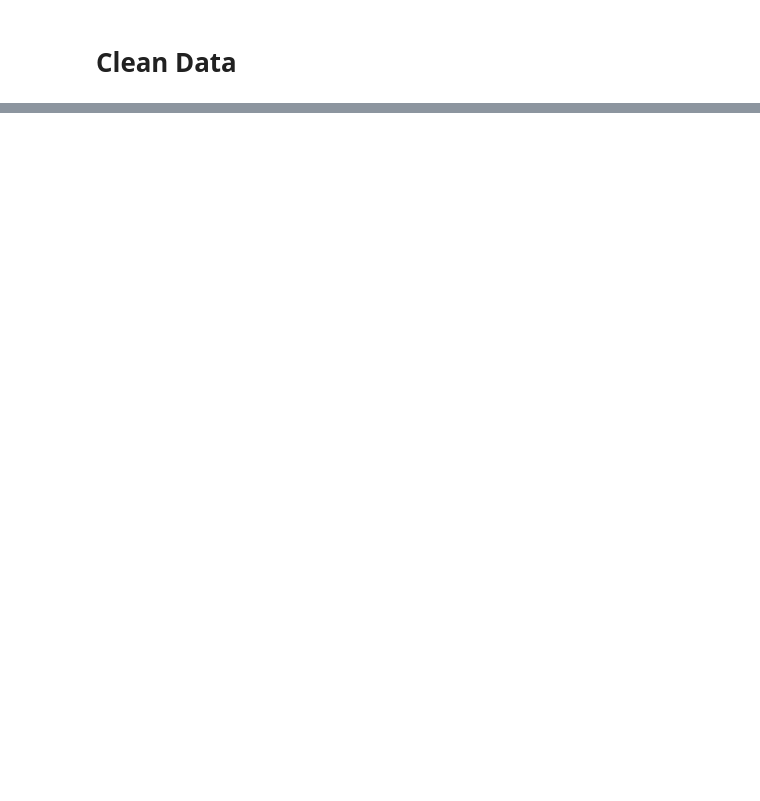
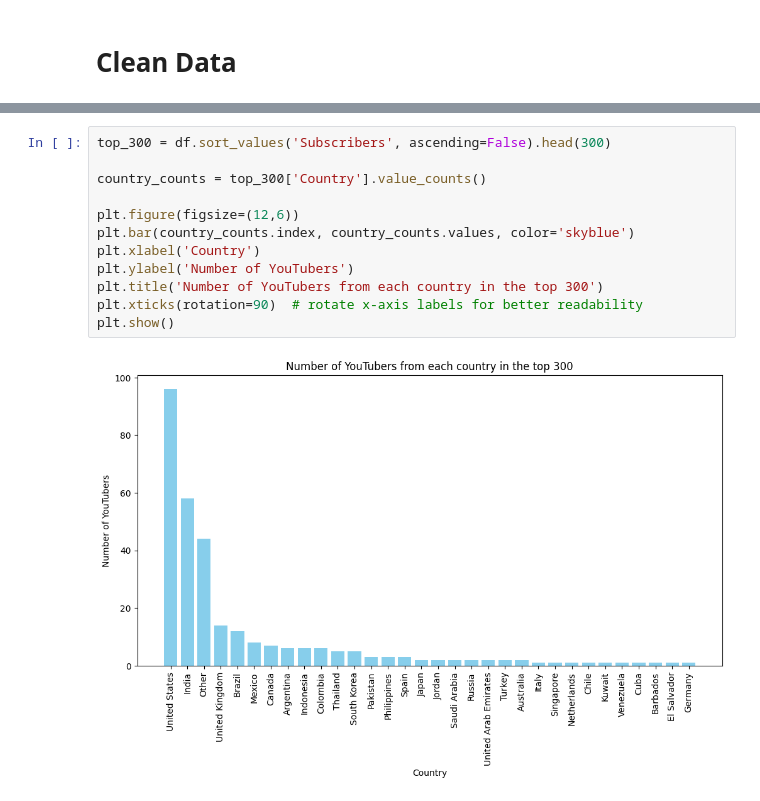
Before and after one commit to lapatradaa/DAC_VideoDataset, a Jupyter notebook: MainVdo.ipynb, the cells around one changed output, grey strips where cells are left out. Cells and saved outputs as stored; diff of their text form; blank space fills up the shorter version.

```diff
--- a/MainVdo.ipynb
+++ b/MainVdo.ipynb
@@ -29,0 +155,14 @@ df
+# %%
+top_300 = df.sort_values('Subscribers', ascending=False).head(300)
+
+country_counts = top_300['Country'].value_counts()
+
+plt.figure(figsize=(12,6))
+plt.bar(country_counts.index, country_counts.values, color='skyblue')
+plt.xlabel('Country')
+plt.ylabel('Number of YouTubers')
+plt.title('Number of YouTubers from each country in the top 300')
+plt.xticks(rotation=90)  # rotate x-axis labels for better readability
+plt.show()
+# %% [output]
+[figure, added]
```
Also changed, not shown: parts of 21 cells of this notebook.
